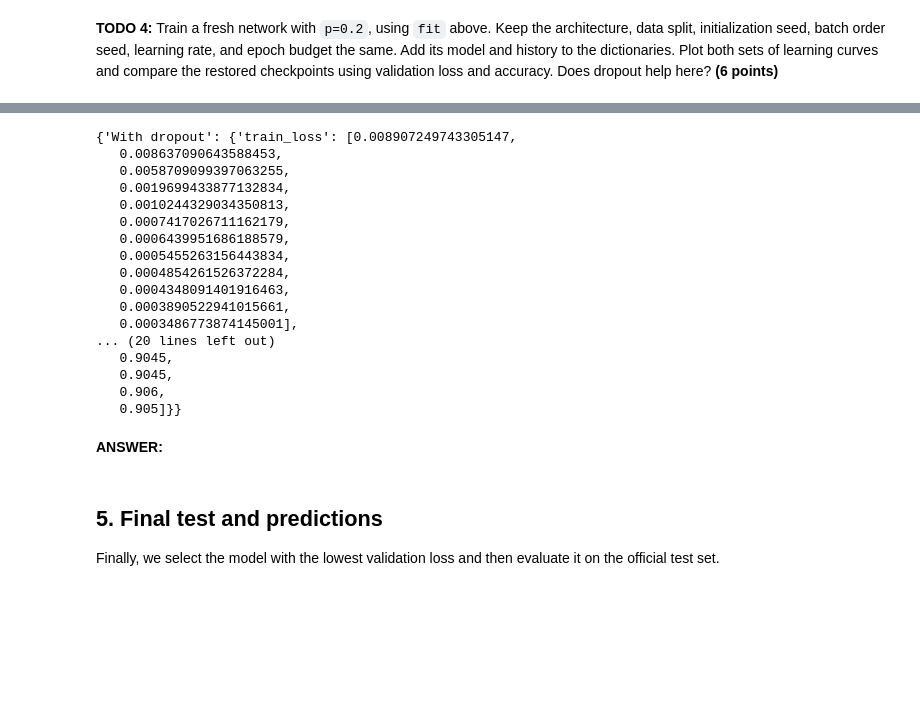
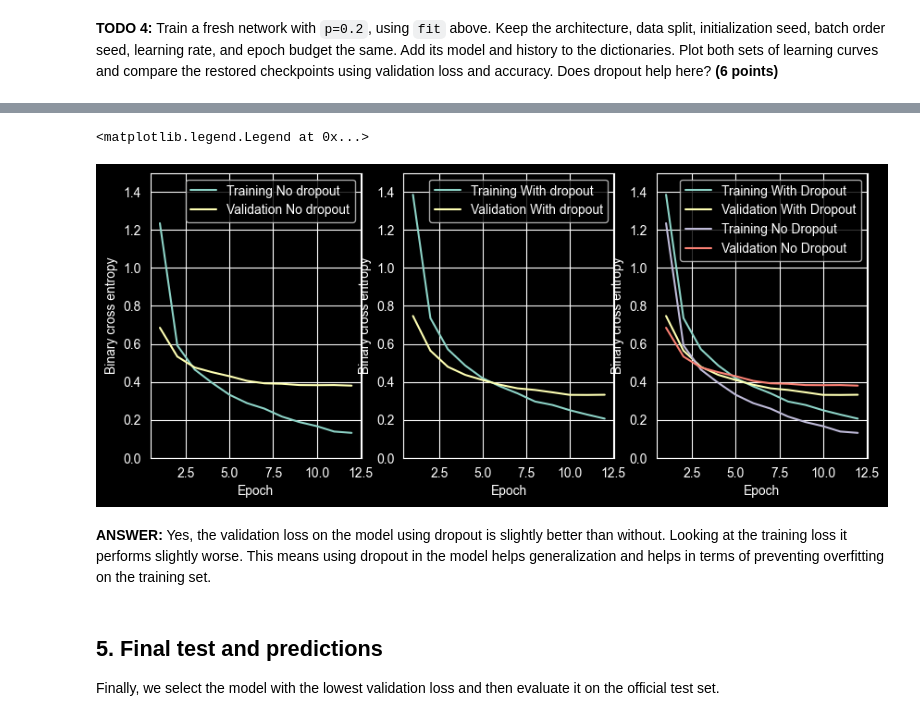
Before and after one commit to we4OnTop/ComputerVision, a Jupyter notebook: MiniProject/1/Project_KMNIST__starter.ipynb, the cells around one changed output, grey strips where cells are left out. Saved outputs shown, nothing was run; the diff lists cells and outputs as text; code cells hidden in the pictures; blank space fills up the shorter version.

```diff
--- a/MiniProject/1/Project_KMNIST__starter.ipynb
+++ b/MiniProject/1/Project_KMNIST__starter.ipynb
@@ -314,11 +332,25 @@ histories = {'No dropout': {'train_loss': train_losses,
 #YOUR CODE HERE
 fresh_model = Classifier(p=0.2)
 
-history, best_epoch = fit(model)
-models = {'With dropout': model}
-histories = {'With dropout': {'train_loss': history["train_loss"],
+history, best_epoch = fit(fresh_model)
+models['With dropout'] = fresh_model
+histories['With dropout'] = {'train_loss': history["train_loss"],
                             'val_loss': history["val_loss"],
-                            'val_accuracy': history["val_accuracy"]}}
+                            'val_accuracy': history["val_accuracy"]}
 
-histories
+fig, axes = plt.subplots(1, 3, figsize=(10, 4))
+for i,item in enumerate(histories):
+    axes[i].plot(range(1, EPOCHS +1), histories[item]["train_loss"], label=f'Training {item}')
+    axes[i].plot(range(1, EPOCHS +1), histories[item]["val_loss"], label=f'Validation {item}')
+    axes[i].set(xlabel='Epoch', ylabel='Binary cross entropy')
+    axes[i].set(ylim=(0, 1.5))
+    axes[i].legend()
+
+axes[2].plot(range(1, EPOCHS +1), histories["With dropout"]["train_loss"], label='Training With Dropout')
+axes[2].plot(range(1, EPOCHS +1), histories["With dropout"]["val_loss"], label='Validation With Dropout')
+axes[2].plot(range(1, EPOCHS +1), histories["No dropout"]["train_loss"], label='Training No Dropout')
+axes[2].plot(range(1, EPOCHS +1), histories["No dropout"]["val_loss"], label='Validation No Dropout')
+axes[2].set(xlabel='Epoch', ylabel='Binary cross entropy')
+axes[2].set(ylim=(0, 1.5))
+axes[2].legend()
 # %% [output]
@@ -328,22 +360,8 @@ Epoch 12: train loss 0.0003, val loss 0.6374, val accuracy 90.5%
-{'With dropout': {'train_loss': [0.008907249743305147,
-   0.008637090643588453,
-   0.0058709099397063255,
-   0.0019699433877132834,
-   0.0010244329034350813,
-   0.0007417026711162179,
-   0.0006439951686188579,
-   0.0005455263156443834,
-   0.0004854261526372284,
-   0.0004348091401916463,
-   0.0003890522941015661,
-   0.0003486773874145001],
-... (20 lines left out)
-   0.9045,
-   0.9045,
-   0.906,
-   0.905]}}
+<matplotlib.legend.Legend at 0x...>
+[figure, added]
 # %% [markdown]
 **ANSWER:**
+Yes, the validation loss on the model using dropout is slightly better than without. Looking at the training loss it performs slightly worse. This means using dropout in the model helps generalization and helps in terms of preventing overfitting on the training set.
 # %% [markdown]
 ## 5. Final test and predictions
 
```
Also changed, not shown: parts of 9 cells of this notebook.
